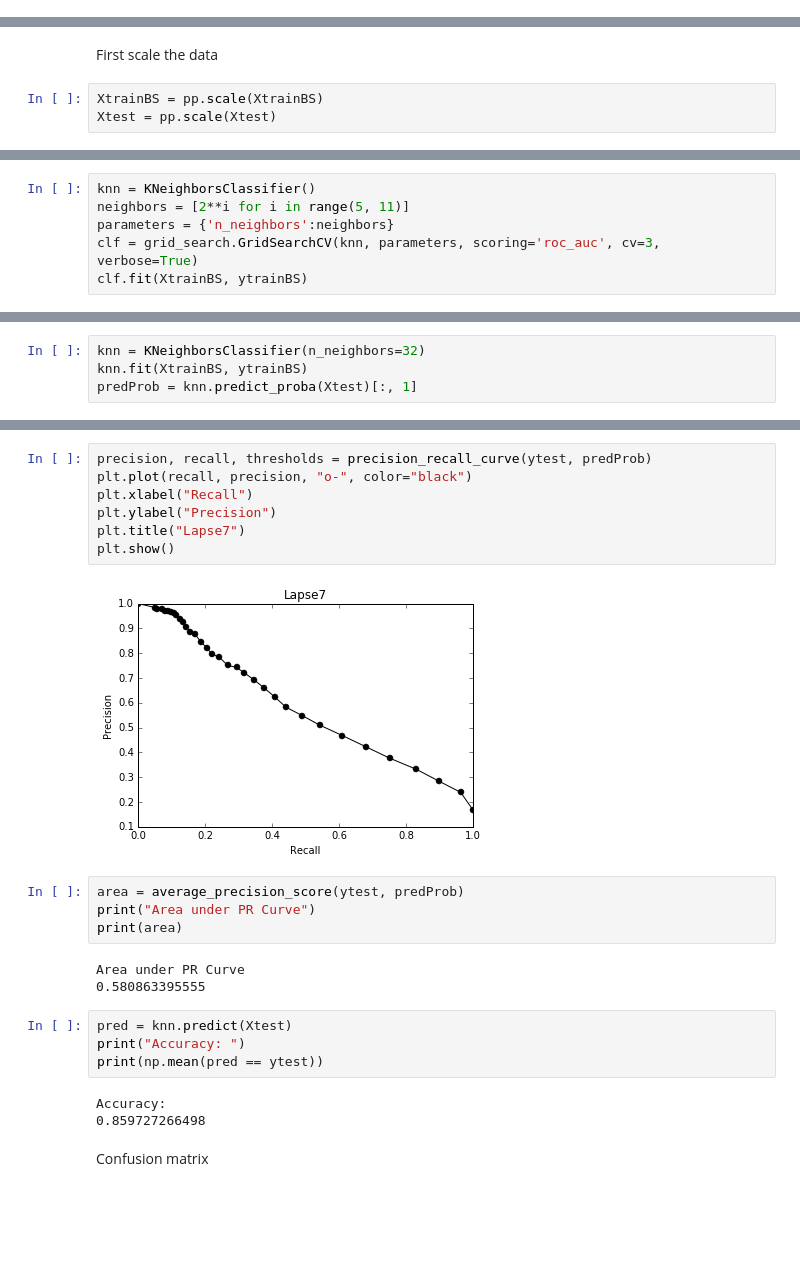
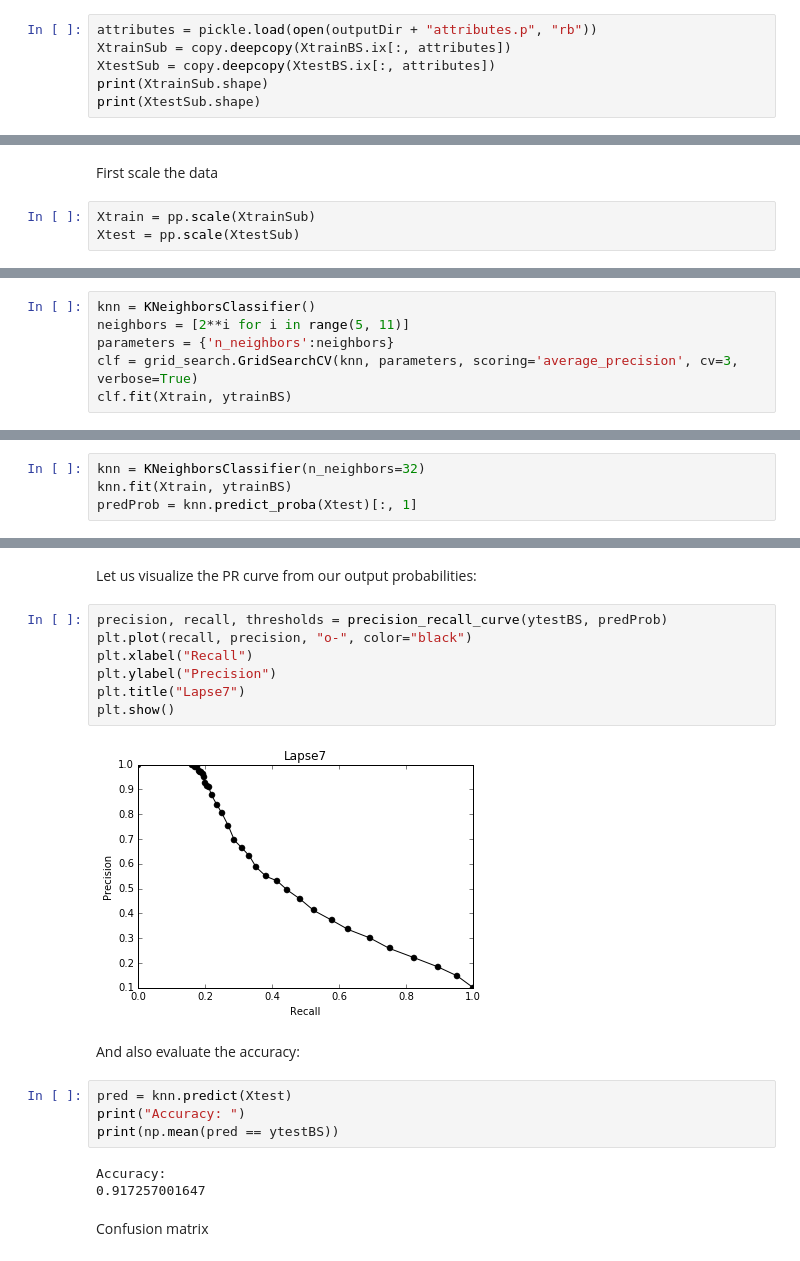
Before and after one commit to CalvinTChi/Player-Churn-Prediction, a Jupyter notebook: Calvin/Modeling.ipynb, the cells around one changed output, grey strips where cells are left out. Cells and saved outputs as stored; diff of their text form; blank space fills up the shorter version.

```diff
--- a/Calvin/Modeling.ipynb
+++ b/Calvin/Modeling.ipynb
@@ -146,0 +214,6 @@ Accuracy:
+# %%
+attributes = pickle.load(open(outputDir + "attributes.p", "rb"))
+XtrainSub = copy.deepcopy(XtrainBS.ix[:, attributes])
+XtestSub = copy.deepcopy(XtestBS.ix[:, attributes])
+print(XtrainSub.shape)
+print(XtestSub.shape)
@@ -147,5 +223,5 @@ Accuracy:
 # %% [markdown]
 First scale the data
 # %%
-XtrainBS = pp.scale(XtrainBS)
-Xtest = pp.scale(Xtest)
+Xtrain = pp.scale(XtrainSub)
+Xtest = pp.scale(XtestSub)
@@ -155,5 +231,5 @@ Tune the hyperparameter
 knn = KNeighborsClassifier()
 neighbors = [2**i for i in range(5, 11)]
 parameters = {'n_neighbors':neighbors}
-clf = grid_search.GridSearchCV(knn, parameters, scoring='roc_auc', cv=3, verbose=True)
-clf.fit(XtrainBS, ytrainBS)
+clf = grid_search.GridSearchCV(knn, parameters, scoring='average_precision', cv=3, verbose=True)
+clf.fit(Xtrain, ytrainBS)
@@ -171,4 +260,4 @@ It looks like 64 neighbors is best for the bootstrap sample. Let us evaluate the
 # %%
 knn = KNeighborsClassifier(n_neighbors=32)
-knn.fit(XtrainBS, ytrainBS)
+knn.fit(Xtrain, ytrainBS)
 predProb = knn.predict_proba(Xtest)[:, 1]
@@ -175,26 +273,23 @@ predProb = knn.predict_proba(Xtest)[:, 1]
+# %% [markdown]
+Let us visualize the PR curve from our output probabilities:
 # %%
-precision, recall, thresholds = precision_recall_curve(ytest, predProb)
+precision, recall, thresholds = precision_recall_curve(ytestBS, predProb)
 plt.plot(recall, precision, "o-", color="black")
 plt.xlabel("Recall")
 plt.ylabel("Precision")
 plt.title("Lapse7")
 plt.show()
 # %% [output]
-[figure, old version]
+[figure, new version]
-# %%
-area = average_precision_score(ytest, predProb)
-print("Area under PR Curve")
-print(area)
-# %% [output]
-Area under PR Curve
-0.580863395555
+# %% [markdown]
+And also evaluate the accuracy:
 # %%
 pred = knn.predict(Xtest)
 print("Accuracy: ")
-print(np.mean(pred == ytest))
+print(np.mean(pred == ytestBS))
 # %% [output]
 Accuracy:
-0.859727266498
+0.917257001647
 # %% [markdown]
 Confusion matrix
 # %%
```
Also changed, not shown: parts of 95 cells of this notebook, 1 other file.
